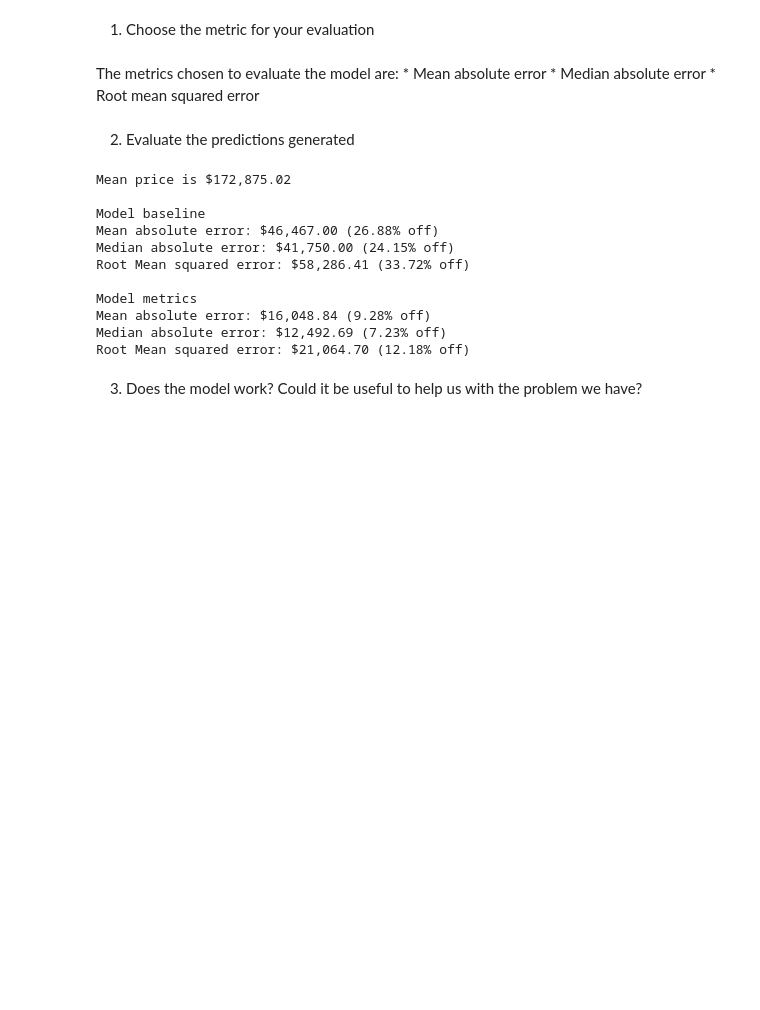
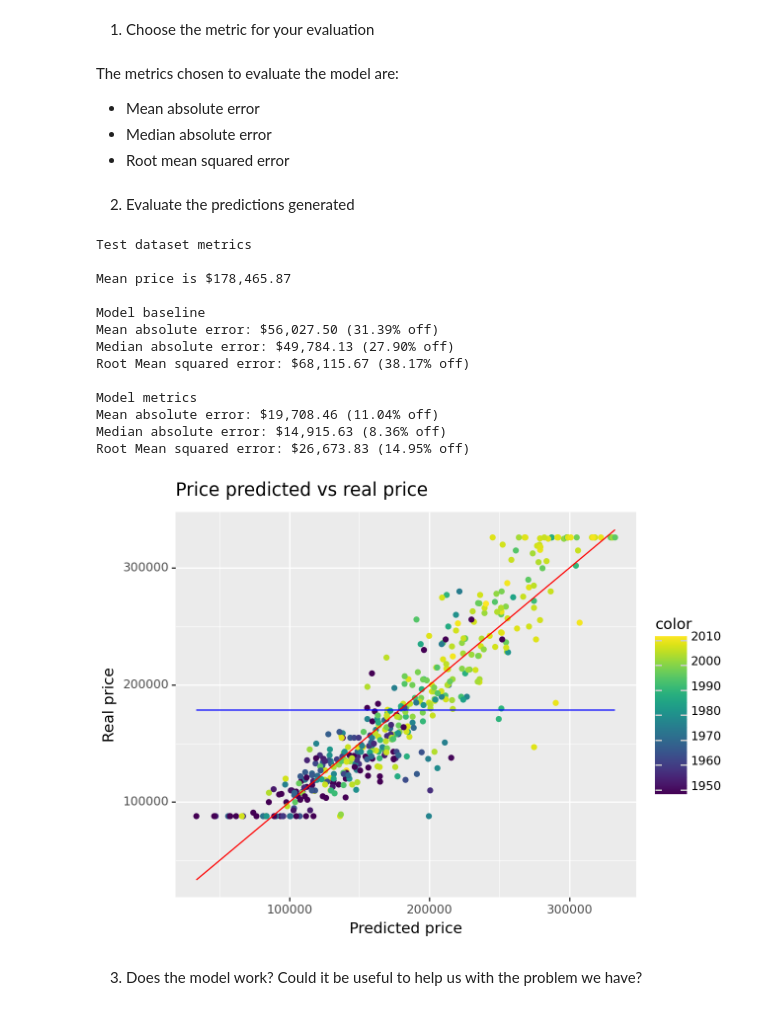
Before and after one commit to TehWeifu/IABD, a Jupyter notebook: SistemasDeAprendizajeAutomatico/Andreas/Project/primer-ejercicio/entregable/entregable-JBSL.ipynb, the cells around one changed output. Cells and saved outputs as stored; diff of their text form; code cells hidden in the pictures; blank space fills up the shorter version.

```diff
--- a/SistemasDeAprendizajeAutomatico/Andreas/Project/primer-ejercicio/entregable/entregable-JBSL.ipynb
+++ b/SistemasDeAprendizajeAutomatico/Andreas/Project/primer-ejercicio/entregable/entregable-JBSL.ipynb
@@ -466,12 +481,17 @@ We are not going to spend a lot of effort in this step for now, but it is essent
 1. Choose the metric for your evaluation
 # %% [markdown]
 The metrics chosen to evaluate the model are:
-    * Mean absolute error
-    * Median absolute error
-    * Root mean squared error
+- Mean absolute error
+- Median absolute error
+- Root mean squared error
 # %% [markdown]
 2. Evaluate the predictions generated
 # %%
+# Printing to console metrics about prediction results
+
+print("Test dataset metrics")
+print()
+
 mean_test_sale_price = y_test.mean()
 print(f"Mean price is ${mean_test_sale_price:,.2f}")
 
@@ -503,16 +523,46 @@ print(
 print(
     f"Root Mean squared error: ${metric_root_mean_squared_error:,.2f} ({(metric_root_mean_squared_error / mean_test_sale_price * 100):,.2f}% off)")
 # %% [output]
-Mean price is $172,875.02
+Test dataset metrics
+
+Mean price is $178,465.87
 
 Model baseline
-Mean absolute error: $46,467.00 (26.88% off)
-Median absolute error: $41,750.00 (24.15% off)
-Root Mean squared error: $58,286.41 (33.72% off)
+Mean absolute error: $56,027.50 (31.39% off)
+Median absolute error: $49,784.13 (27.90% off)
+Root Mean squared error: $68,115.67 (38.17% off)
 
 Model metrics
-Mean absolute error: $16,048.84 (9.28% off)
-Median absolute error: $12,492.69 (7.23% off)
-Root Mean squared error: $21,064.70 (12.18% off)
+Mean absolute error: $19,708.46 (11.04% off)
+Median absolute error: $14,915.63 (8.36% off)
+Root Mean squared error: $26,673.83 (14.95% off)
+# %%
+# Create a dispersion graph to compare predictions vs perfect predictions and baseline predictions
+
+metrics_df = pd.DataFrame(data={
+    "target": y_test,
+    "prediction": y_predict,
+    "color": X_test['YearRemodAdd'],
+    "baseline": baseline
+})
+
+graph = (
+        pn.ggplot(
+            metrics_df,
+            pn.aes(**{"x": "prediction", "y": "target", "color": 'color'}),
+        ) +
+        pn.geom_point() +
+        pn.geom_line(pn.aes(**{"y": 'prediction'}), color='red') +  # Perfect prediction
+        pn.geom_line(pn.aes(**{"y": 'baseline'}), color='blue') +  # Baseline prediction
+        pn.labs(  # Actual predictions
+            title='Price predicted vs real price',
+            x='Predicted price',
+            y='Real price'
+        )
+)
+
+graph.draw()
+# %% [output]
+[figure, added]
 # %% [markdown]
 3. Does the model work? Could it be useful to help us with the problem we have?
```
Also changed, not shown: parts of 6 cells of this notebook, 25 other files.
